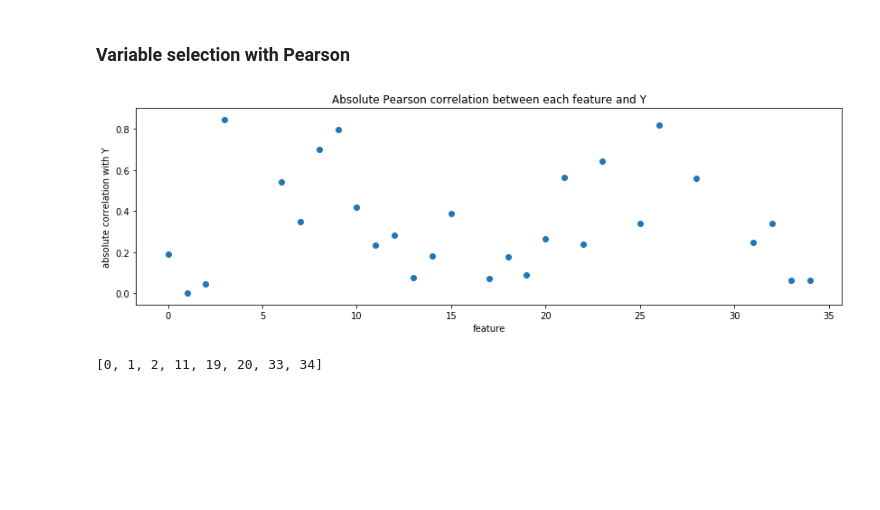
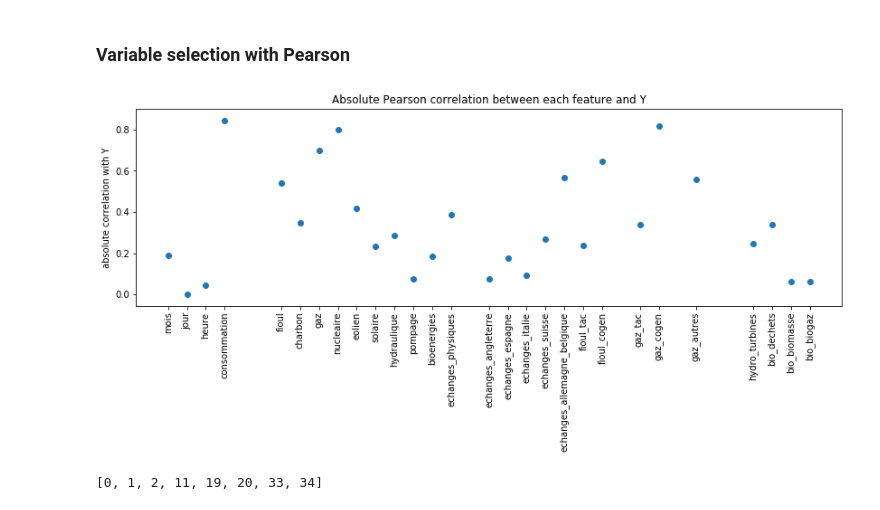
Before and after one commit to louishemadou/PredPertes, a Jupyter notebook: pearson_pca.ipynb, the cells around one changed output. Saved outputs shown, nothing was run; the diff lists cells and outputs as text; code cells hidden in the pictures; blank space fills up the shorter version.

Commit message:
ajout du nom des features sur les figures

```diff
--- a/pearson_pca.ipynb
+++ b/pearson_pca.ipynb
@@ -7,4 +7,4 @@ import scipy as sc # H0 = non-correlation (assumption that each dataset is norma
 from sklearn.metrics import r2_score
 
 dataframe = pd.read_csv("./data/conso/conso_2018.csv")
-dataframe.columns
+feature_name = dataframe.columns.to_numpy()
@@ -118,6 +108,7 @@ for i in possede_doublons :
 
 doublons = (4, 5, 12, 24, 16, 27)
 no_doublon = np.delete(np.arange(p), doublons)
+new_feature_name = np.delete(feature_name, doublons)
 
 # automatisé
 
@@ -137,6 +128,7 @@ for i in possede_doublons :
                 removed[index] = 1
 doublons = tuple(doublons)
 no_doublon = np.delete(np.arange(p), doublons)
+new_feature_name = np.delete(feature_name, doublons)
 
 print("doublons à supprimer pour un seuil de", seuil, ":", doublons)
 # %% [output]
@@ -154,14 +146,14 @@ On décide de supprimer : 4, 5, 12, 24, 16, 27.
 # %%
 # afficher la map de corrélation entre chaque feature et Y
 
 plt.figure(figsize=(14,4))
 plt.scatter(no_doublon, np.delete(abs(target_corr), doublons))
-plt.xlabel("feature")
+plt.xticks(no_doublon, new_feature_name, rotation='vertical')
 plt.ylabel("absolute correlation with Y")
 plt.title("Absolute Pearson correlation between each feature and Y")
 plt.show()
 # %% [output]
-[figure, old version]
+[figure, new version]
 # %%
 # remove the very little correlated feature to Y
 
```
Also changed, not shown: parts of 8 cells of this notebook.
